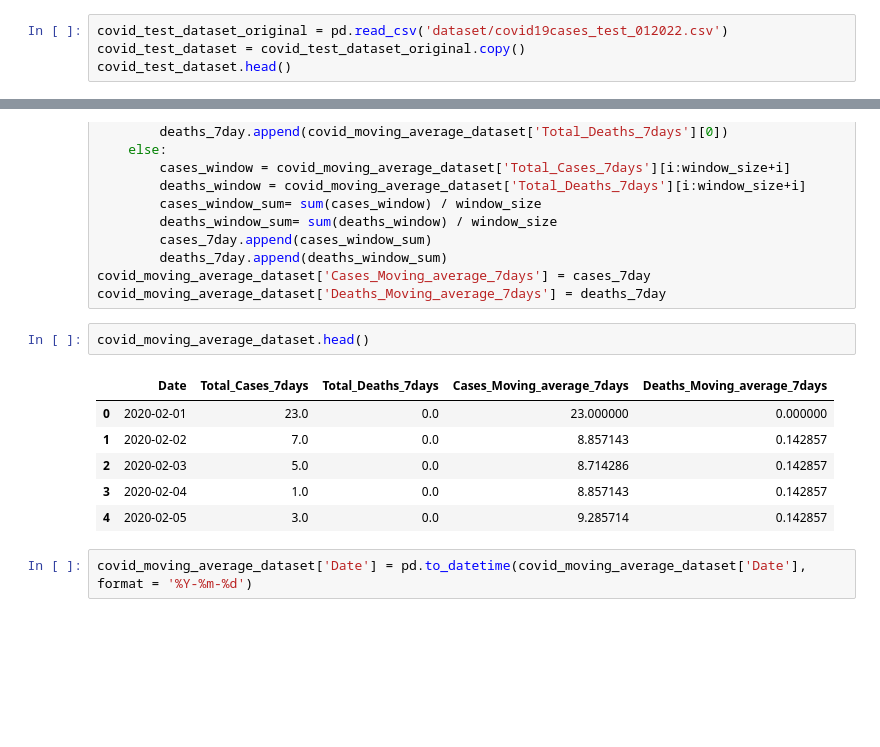
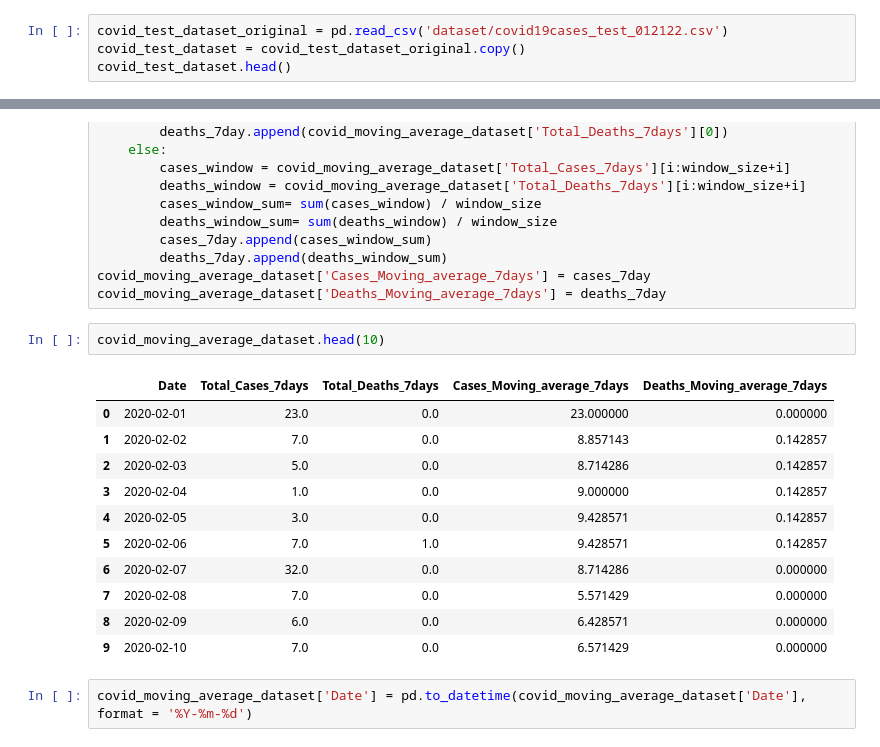
Before and after one commit to whehdwns/Covid19_California_Cases_Statistics, a Jupyter notebook: Python/Covid19_data_Statistics_visualization.ipynb, the cells around one changed output, grey strips where cells are left out. Cells and saved outputs as stored; diff of their text form; blank space fills up the shorter version.

```diff
--- a/Python/Covid19_data_Statistics_visualization.ipynb
+++ b/Python/Covid19_data_Statistics_visualization.ipynb
@@ -9,7 +9,7 @@ import math
 from datetime import datetime, timedelta
 warnings.filterwarnings('ignore')
 # %%
-covid_test_dataset_original = pd.read_csv('dataset/covid19cases_test_012022.csv')
+covid_test_dataset_original = pd.read_csv('dataset/covid19cases_test_012122.csv')
 covid_test_dataset = covid_test_dataset_original.copy()
 covid_test_dataset.head()
 # %% [output]
@@ -450,14 +472,19 @@ for i in range(0, len(covid_moving_average_dataset)):
 covid_moving_average_dataset['Cases_Moving_average_7days'] = cases_7day
 covid_moving_average_dataset['Deaths_Moving_average_7days'] = deaths_7day
 # %%
-covid_moving_average_dataset.head()
+covid_moving_average_dataset.head(10)
 # %% [output]
 |  | Date | Total_Cases_7days | Total_Deaths_7days | Cases_Moving_average_7days | Deaths_Moving_average_7days |
 | 0 | 2020-02-01 | 23.0 | 0.0 | 23.000000 | 0.000000 |
 | 1 | 2020-02-02 | 7.0 | 0.0 | 8.857143 | 0.142857 |
 | 2 | 2020-02-03 | 5.0 | 0.0 | 8.714286 | 0.142857 |
-| 3 | 2020-02-04 | 1.0 | 0.0 | 8.857143 | 0.142857 |
-| 4 | 2020-02-05 | 3.0 | 0.0 | 9.285714 | 0.142857 |
+| 3 | 2020-02-04 | 1.0 | 0.0 | 9.000000 | 0.142857 |
+| 4 | 2020-02-05 | 3.0 | 0.0 | 9.428571 | 0.142857 |
+| 5 | 2020-02-06 | 7.0 | 1.0 | 9.428571 | 0.142857 |
+| 6 | 2020-02-07 | 32.0 | 0.0 | 8.714286 | 0.000000 |
+| 7 | 2020-02-08 | 7.0 | 0.0 | 5.571429 | 0.000000 |
+| 8 | 2020-02-09 | 6.0 | 0.0 | 6.428571 | 0.000000 |
+| 9 | 2020-02-10 | 7.0 | 0.0 | 6.571429 | 0.000000 |
 # %%
 covid_moving_average_dataset['Date'] = pd.to_datetime(covid_moving_average_dataset['Date'], format = '%Y-%m-%d')
 # %%
```
Also changed, not shown: parts of 22 cells of this notebook, 1 other file.
